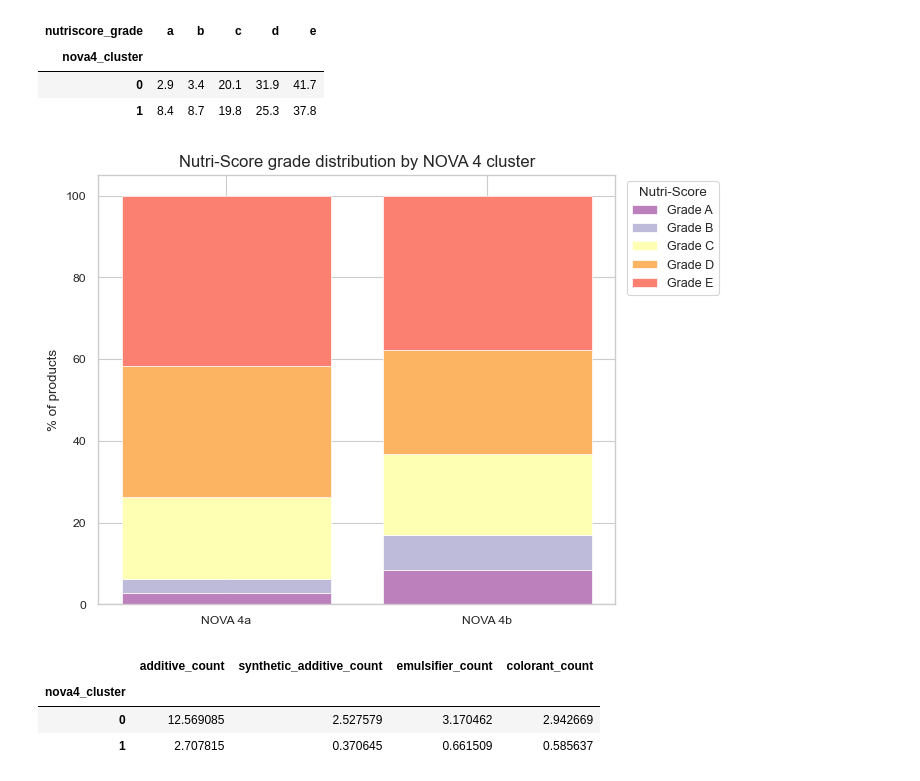
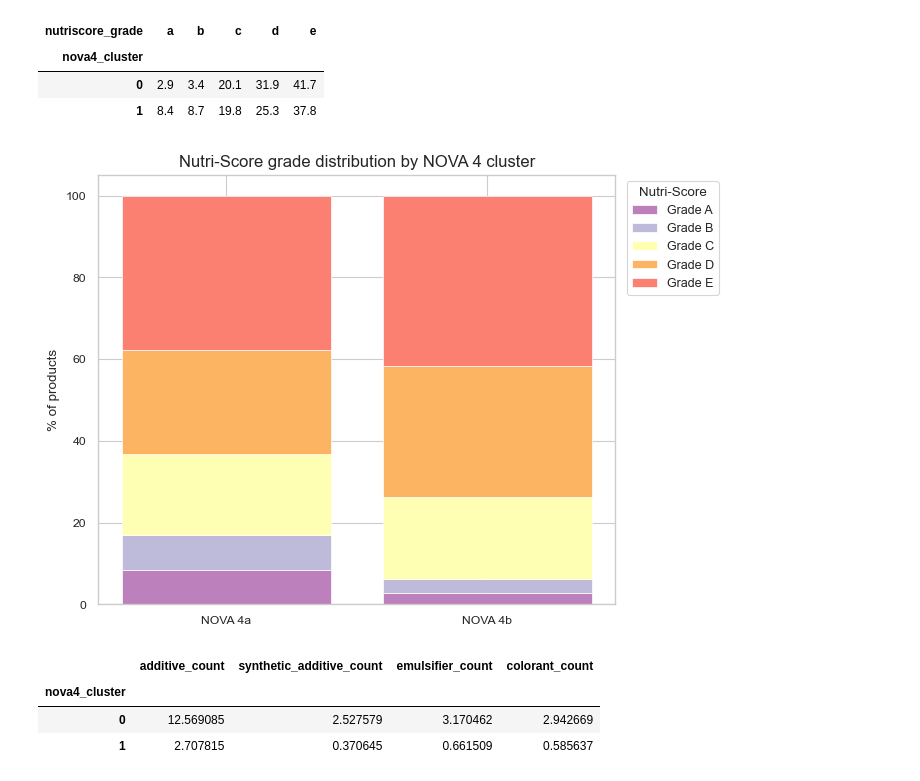
Before and after one commit to SofieBT2/DataScience2026, a Jupyter notebook: src/NOVA4subdivision.ipynb, the cells around one changed output. Cells and saved outputs as stored; diff of their text form; code cells hidden in the pictures.

Commit message:
changed subdivision labels

```diff
--- a/src/NOVA4subdivision.ipynb
+++ b/src/NOVA4subdivision.ipynb
@@ -354,11 +354,11 @@ key_count_cols = [
 fig, axes = plt.subplots(2, 4, figsize=(16, 8))
 fig.suptitle('Distribution of key features by NOVA 4 cluster', fontsize=13)
 
-cluster_colors = {0: set3[4], 1: set3[3]}
-cluster_labels = {0: 'NOVA 4a', 1: 'NOVA 4b'}
+cluster_colors = {0: set3[3], 1: set3[4]}
+cluster_labels = {1: 'NOVA 4a', 0: 'NOVA 4b'}
 
 for ax, col in zip(axes.flatten(), key_count_cols):
-    for cl in [0, 1]:
+    for cl in [1, 0]:
         subset = df_nova4[df_nova4['nova4_cluster'] == cl][col]
         sns.histplot(subset, bins=30, ax=ax, alpha=0.6,
                      color=cluster_colors[cl],
@@ -396,26 +396,28 @@ Nutri-Score grade distribution within each cluster (%):
 # %%
 # Plot 6: Stacked bar chart — Nutri-Score grade by cluster
 grade_order = ['a', 'b', 'c', 'd', 'e']
 grade_colors = [set3[9], set3[2], set3[1], set3[5], set3[3]]
+
+nutri_crosstab = nutri_crosstab.loc[[1, 0]]
 
 fig, ax = plt.subplots(figsize=(7, 5))
 
 bottom = np.zeros(2)
 for grade, color in zip(grade_order, grade_colors):
     if grade in nutri_crosstab.columns:
         vals = nutri_crosstab[grade].values
         ax.bar(['NOVA 4a', 'NOVA 4b'], vals, bottom=bottom,
                color=color, edgecolor='white', linewidth=0.5, label=f'Grade {grade.upper()}')
         bottom += vals
 
 ax.set_ylabel('% of products')
 ax.set_ylim(0, 105)
 ax.set_title('Nutri-Score grade distribution by NOVA 4 cluster', fontsize=12)
 ax.legend(title='Nutri-Score', bbox_to_anchor=(1.01, 1), loc='upper left', fontsize=9)
 plt.tight_layout()
 plt.show()
 # %% [output]
-[figure, old version]
+[figure, new version]
 # %%
 # just to check the validation in another way
 df_nova4.groupby('nova4_cluster')[[
```
Also changed, not shown: parts of 6 cells of this notebook.
